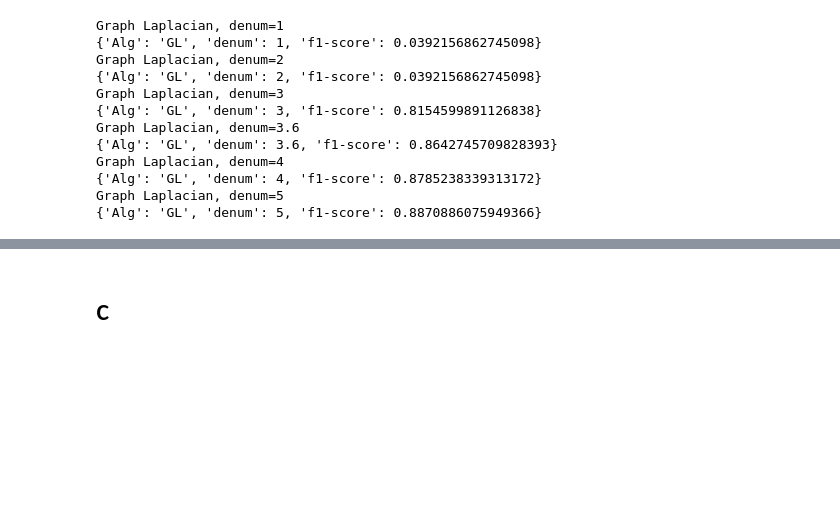
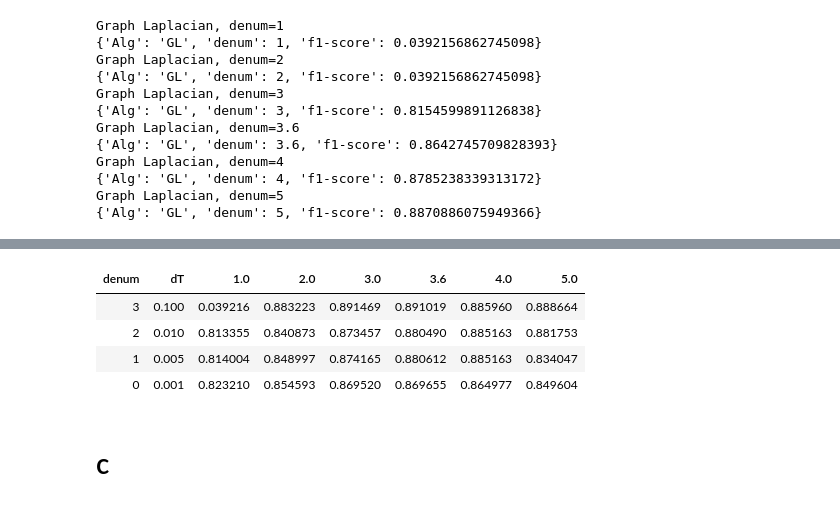
Before and after one commit to imamar94/GL, a Jupyter notebook: 03 Additional Data.ipynb, the cells around one changed output, grey strips where cells are left out. Drawn from its saved outputs; the diff is of its cells as text; code cells hidden in the pictures; blank space fills up the shorter version.

```diff
--- a/03 Additional Data.ipynb
+++ b/03 Additional Data.ipynb
@@ -160,5 +194,13 @@ red = np.random.multivariate_normal(mean=[0,-3], cov=cov2, size=1000)
 Y = list(np.ones(len(blue))) + list(np.ones(len(red))*0)
 X = list(blue) + list(red)
 h = find_h(X, len(X), 1, use_mean=False)/3.6
-plot(X, Y, [])
+
+N = 60
+gamma = 1
+X0 = list(blue[:N]) + list(red[:gamma*N])
+Y0 = list(np.ones(len(blue)))[:N] + list(np.ones(len(red))*0)[:gamma*N]
+X1 = list(blue[N:]) + list(red[gamma*N:])
+Y1 = list(np.ones(len(blue)))[N:] + list(np.ones(len(red))*0)[gamma*N:]
+
+plot_case(X0, Y0, X1, title="Case B")
 # %% [output]
@@ -224,3 +266,14 @@ Calculate weight matrix...
+# %%
+df = pd.DataFrame(datab_mbo)
+#df.loc[:, "f1-score"] = df["f1-score"]*100
+df = df.pivot("dT", "denum", "f1-score").reset_index()
+df.sort_values(["dT"], ascending=False)
+# %% [output]
+| denum | dT | 1.0 | 2.0 | 3.0 | 3.6 | 4.0 | 5.0 |
+| 3 | 0.100 | 0.039216 | 0.883223 | 0.891469 | 0.891019 | 0.885960 | 0.888664 |
+| 2 | 0.010 | 0.813355 | 0.840873 | 0.873457 | 0.880490 | 0.885163 | 0.881753 |
+| 1 | 0.005 | 0.814004 | 0.848997 | 0.874165 | 0.880612 | 0.885163 | 0.834047 |
+| 0 | 0.001 | 0.823210 | 0.854593 | 0.869520 | 0.869655 | 0.864977 | 0.849604 |
 # %% [markdown]
 # c
 # %%
```
Also changed, not shown: parts of 9 cells of this notebook, 3 other files.
